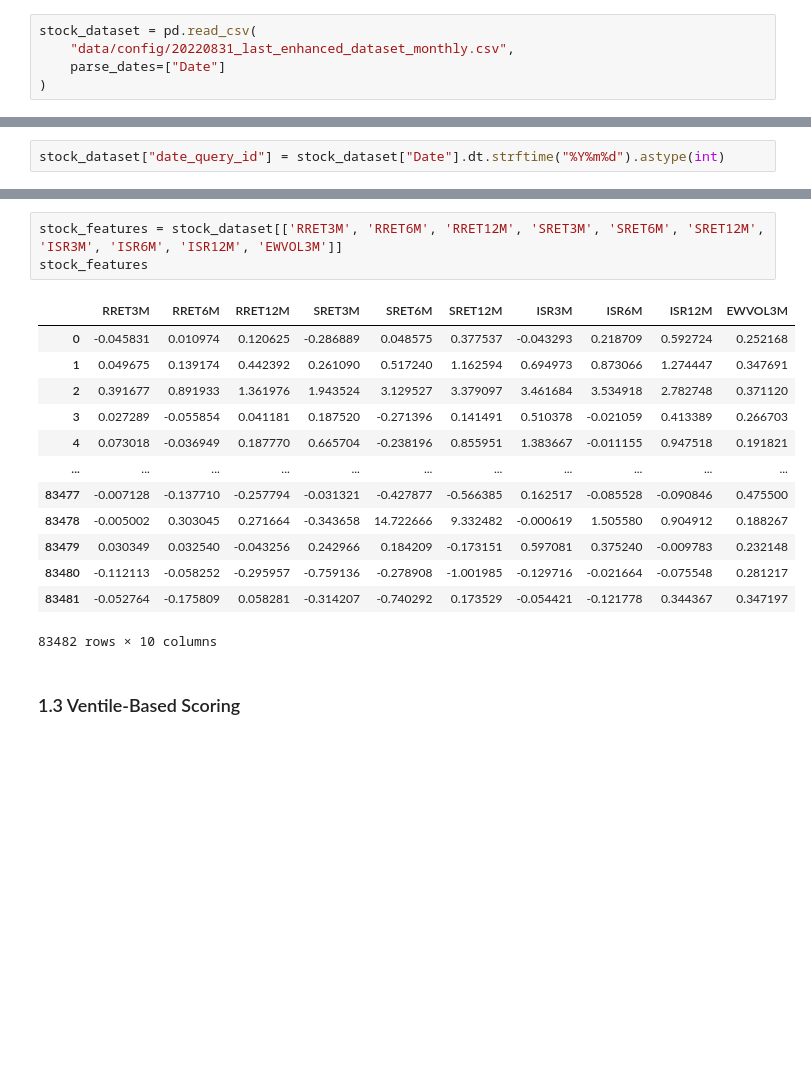
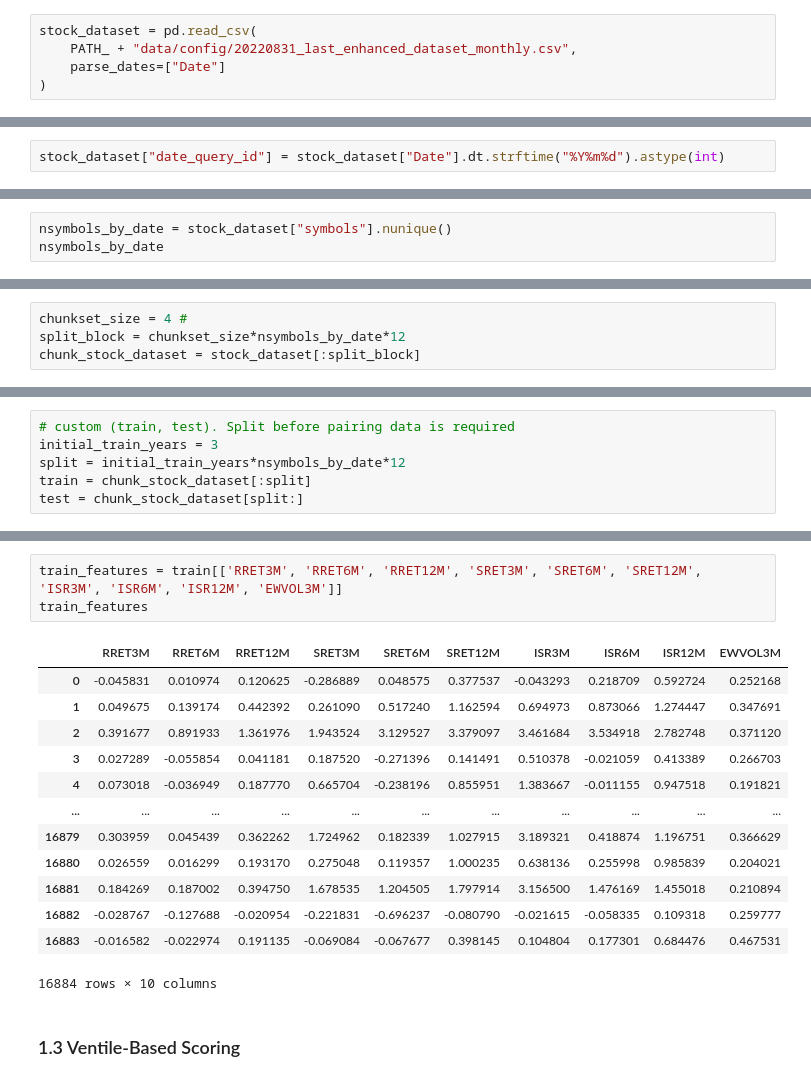
Before and after one commit to falken1983/pystock_recommender, a Jupyter notebook: jupyter_notebooks/ranknet_generate_toy_data.ipynb, the cells around one changed output, grey strips where cells are left out. Drawn from its saved outputs; the diff is of its cells as text; blank space fills up the shorter version.

```diff
--- a/jupyter_notebooks/ranknet_generate_toy_data.ipynb
+++ b/jupyter_notebooks/ranknet_generate_toy_data.ipynb
@@ -88,6 +95,6 @@ import pandas as pd
 # %%
 stock_dataset = pd.read_csv(
-    "data/config/20220831_last_enhanced_dataset_monthly.csv",
+    PATH_ + "data/config/20220831_last_enhanced_dataset_monthly.csv",
     parse_dates=["Date"]
 )
 # %% [markdown]
@@ -146,3 +153,6 @@ stock_dataset.head()
 | 2 | 2007-10-31 | AAPL | 0.391677 | 0.891933 | 1.361976 | 1.943524 | 3.129527 | 3.379097 | 3.461684 | 3.534918 | 2.782748 | ... |
 | 3 | 2007-10-31 | ABC | 0.027289 | -0.055854 | 0.041181 | 0.187520 | -0.271396 | 0.141491 | 0.510378 | -0.021059 | 0.413389 | ... |
 | 4 | 2007-10-31 | ABT | 0.073018 | -0.036949 | 0.187770 | 0.665704 | -0.238196 | 0.855951 | 1.383667 | -0.011155 | 0.947518 | ... |
+# %%
+nsymbols_by_date = stock_dataset["symbols"].nunique()
+nsymbols_by_date
@@ -148,0 +161,4 @@ stock_dataset.head()
+# %%
+chunkset_size = 4 #
+split_block = chunkset_size*nsymbols_by_date*12
+chunk_stock_dataset = stock_dataset[:split_block]
@@ -148,0 +169,6 @@ stock_dataset.head()
+# %%
+# custom (train, test). Split before pairing data is required
+initial_train_years = 3
+split = initial_train_years*nsymbols_by_date*12
+train = chunk_stock_dataset[:split]
+test = chunk_stock_dataset[split:]
@@ -149,20 +191,20 @@ stock_dataset.head()
 # %%
-stock_features = stock_dataset[['RRET3M', 'RRET6M', 'RRET12M', 'SRET3M', 'SRET6M', 'SRET12M', 'ISR3M', 'ISR6M', 'ISR12M', 'EWVOL3M']]
-stock_features
+train_features = train[['RRET3M', 'RRET6M', 'RRET12M', 'SRET3M', 'SRET6M', 'SRET12M', 'ISR3M', 'ISR6M', 'ISR12M', 'EWVOL3M']]
+train_features
 # %% [output]
 |  | RRET3M | RRET6M | RRET12M | SRET3M | SRET6M | SRET12M | ISR3M | ISR6M | ISR12M | EWVOL3M |
 | 0 | -0.045831 | 0.010974 | 0.120625 | -0.286889 | 0.048575 | 0.377537 | -0.043293 | 0.218709 | 0.592724 | 0.252168 |
 | 1 | 0.049675 | 0.139174 | 0.442392 | 0.261090 | 0.517240 | 1.162594 | 0.694973 | 0.873066 | 1.274447 | 0.347691 |
 | 2 | 0.391677 | 0.891933 | 1.361976 | 1.943524 | 3.129527 | 3.379097 | 3.461684 | 3.534918 | 2.782748 | 0.371120 |
 | 3 | 0.027289 | -0.055854 | 0.041181 | 0.187520 | -0.271396 | 0.141491 | 0.510378 | -0.021059 | 0.413389 | 0.266703 |
 | 4 | 0.073018 | -0.036949 | 0.187770 | 0.665704 | -0.238196 | 0.855951 | 1.383667 | -0.011155 | 0.947518 | 0.191821 |
 | ... | ... | ... | ... | ... | ... | ... | ... | ... | ... | ... |
-| 83477 | -0.007128 | -0.137710 | -0.257794 | -0.031321 | -0.427877 | -0.566385 | 0.162517 | -0.085528 | -0.090846 | 0.475500 |
-| 83478 | -0.005002 | 0.303045 | 0.271664 | -0.343658 | 14.722666 | 9.332482 | -0.000619 | 1.505580 | 0.904912 | 0.188267 |
-| 83479 | 0.030349 | 0.032540 | -0.043256 | 0.242966 | 0.184209 | -0.173151 | 0.597081 | 0.375240 | -0.009783 | 0.232148 |
-| 83480 | -0.112113 | -0.058252 | -0.295957 | -0.759136 | -0.278908 | -1.001985 | -0.129716 | -0.021664 | -0.075548 | 0.281217 |
-| 83481 | -0.052764 | -0.175809 | 0.058281 | -0.314207 | -0.740292 | 0.173529 | -0.054421 | -0.121778 | 0.344367 | 0.347197 |
+| 16879 | 0.303959 | 0.045439 | 0.362262 | 1.724962 | 0.182339 | 1.027915 | 3.189321 | 0.418874 | 1.196751 | 0.366629 |
+| 16880 | 0.026559 | 0.016299 | 0.193170 | 0.275048 | 0.119357 | 1.000235 | 0.638136 | 0.255998 | 0.985839 | 0.204021 |
+| 16881 | 0.184269 | 0.187002 | 0.394750 | 1.678535 | 1.204505 | 1.797914 | 3.156500 | 1.476169 | 1.455018 | 0.210894 |
+| 16882 | -0.028767 | -0.127688 | -0.020954 | -0.221831 | -0.696237 | -0.080790 | -0.021615 | -0.058335 | 0.109318 | 0.259777 |
+| 16883 | -0.016582 | -0.022974 | 0.191135 | -0.069084 | -0.067677 | 0.398145 | 0.104804 | 0.177301 | 0.684476 | 0.467531 |
-83482 rows × 10 columns
+16884 rows × 10 columns
 # %% [markdown]
 ### 1.3 Ventile-Based Scoring
 # %%
```
Also changed, not shown: parts of 27 cells of this notebook, 2 other files.
